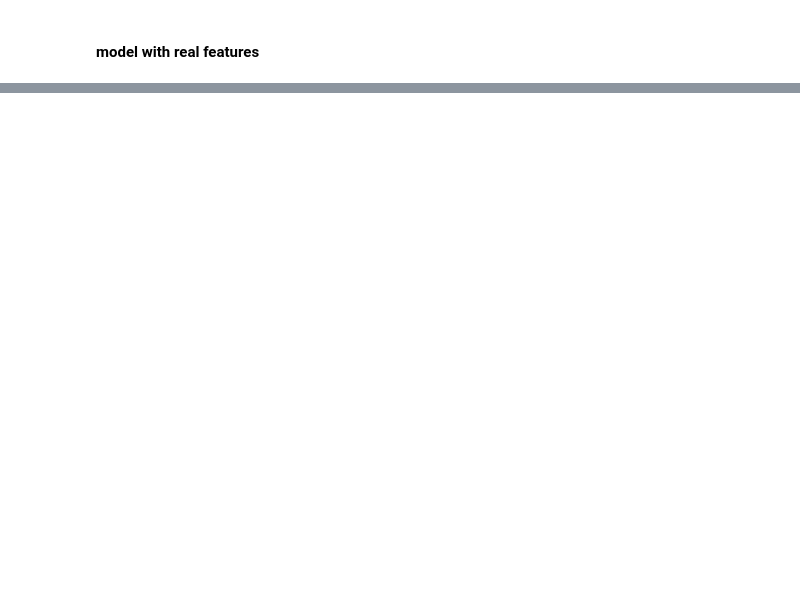
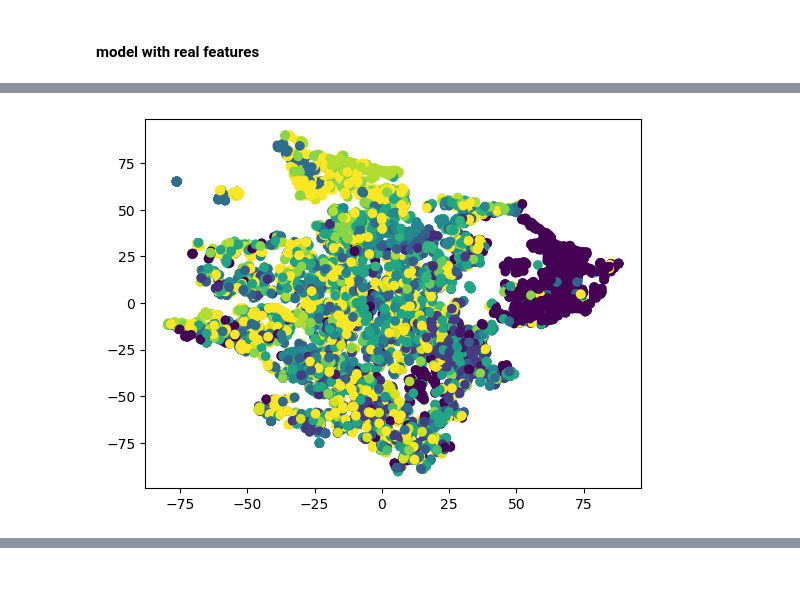
Before and after one commit to darkway-s/Graph_lasftm_asia, a Jupyter notebook: exp1.ipynb, the cells around one changed output, grey strips where cells are left out. Cells and saved outputs as stored; diff of their text form; code cells hidden in the pictures; blank space fills up the shorter version.

```diff
--- a/exp1.ipynb
+++ b/exp1.ipynb
@@ -224,0 +241,4 @@ Best val acc: 0.774, best test acc: 0.755
+# %%
+plot_embeddings(property_feat_embedding, labels)
+# %% [output]
+[figure, added]
```
Also changed, not shown: parts of 7 cells of this notebook, 13 other files.
